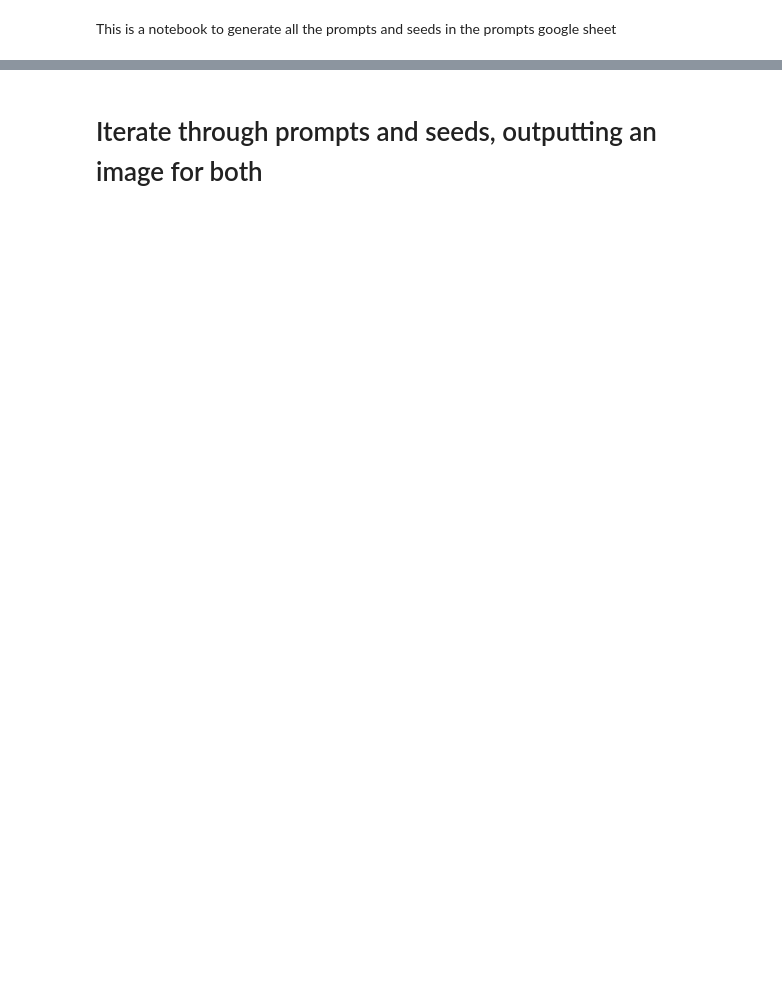
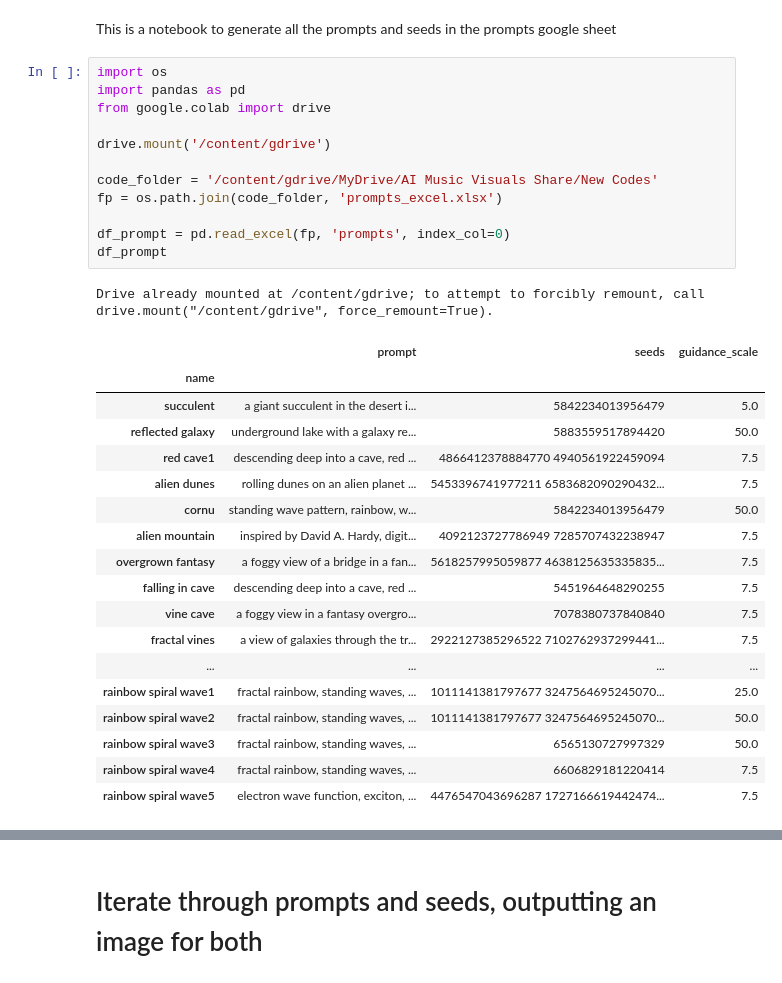
Before and after one commit to aspitarl/AI-Art, a Jupyter notebook: collab_notebooks/Generate_Saved_Prompts.ipynb, the cells around one changed output, grey strips where cells are left out. Cells and saved outputs as stored; diff of their text form; blank space fills up the shorter version.

Commit message:
change notebooks to use excel

```diff
--- a/collab_notebooks/Generate_Saved_Prompts.ipynb
+++ b/collab_notebooks/Generate_Saved_Prompts.ipynb
@@ -1,3 +1,35 @@
 # %% [markdown]
 This is a notebook to generate all the prompts and seeds in the prompts google sheet
+# %%
+import os
+import pandas as pd
+from google.colab import drive
+
+drive.mount('/content/gdrive')
+
+code_folder = '/content/gdrive/MyDrive/AI Music Visuals Share/New Codes'
+fp = os.path.join(code_folder, 'prompts_excel.xlsx')
+
+df_prompt = pd.read_excel(fp, 'prompts', index_col=0)
+df_prompt
+# %% [output]
+Drive already mounted at /content/gdrive; to attempt to forcibly remount, call drive.mount("/content/gdrive", force_remount=True).
+|  | prompt | seeds | guidance_scale |
+| name |  |  |  |
+| succulent | a giant succulent in the desert i... | 5842234013956479 | 5.0 |
+| reflected galaxy | underground lake with a galaxy re... | 5883559517894420 | 50.0 |
+| red cave1 | descending deep into a cave, red ... | 4866412378884770 4940561922459094 | 7.5 |
+| alien dunes | rolling dunes on an alien planet ... | 5453396741977211 6583682090290432... | 7.5 |
+| cornu | standing wave pattern, rainbow, w... | 5842234013956479 | 50.0 |
+| alien mountain | inspired by David A. Hardy, digit... | 4092123727786949 7285707432238947 | 7.5 |
+| overgrown fantasy | a foggy view of a bridge in a fan... | 5618257995059877 4638125635335835... | 7.5 |
+| falling in cave | descending deep into a cave, red ... | 5451964648290255 | 7.5 |
+| vine cave | a foggy view in a fantasy overgro... | 7078380737840840 | 7.5 |
+| fractal vines | a view of galaxies through the tr... | 2922127385296522 7102762937299441... | 7.5 |
+| ... | ... | ... | ... |
+| rainbow spiral wave1 | fractal rainbow, standing waves, ... | 1011141381797677 3247564695245070... | 25.0 |
+| rainbow spiral wave2 | fractal rainbow, standing waves, ... | 1011141381797677 3247564695245070... | 50.0 |
+| rainbow spiral wave3 | fractal rainbow, standing waves, ... | 6565130727997329 | 50.0 |
+| rainbow spiral wave4 | fractal rainbow, standing waves, ... | 6606829181220414 | 7.5 |
+| rainbow spiral wave5 | electron wave function, exciton, ... | 4476547043696287 1727166619442474... | 7.5 |
 # %%
```
Also changed, not shown: parts of 6 cells of this notebook, 1 other file.
